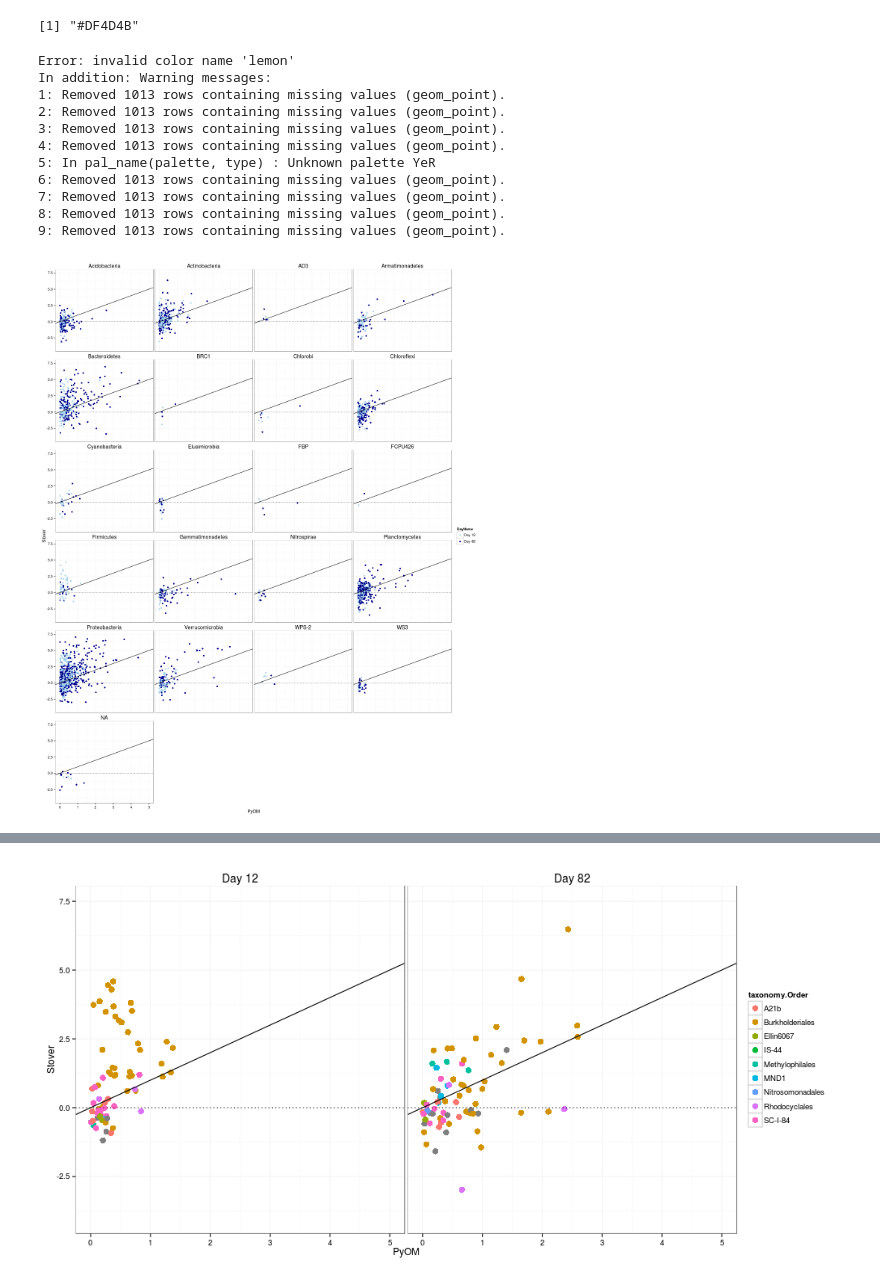
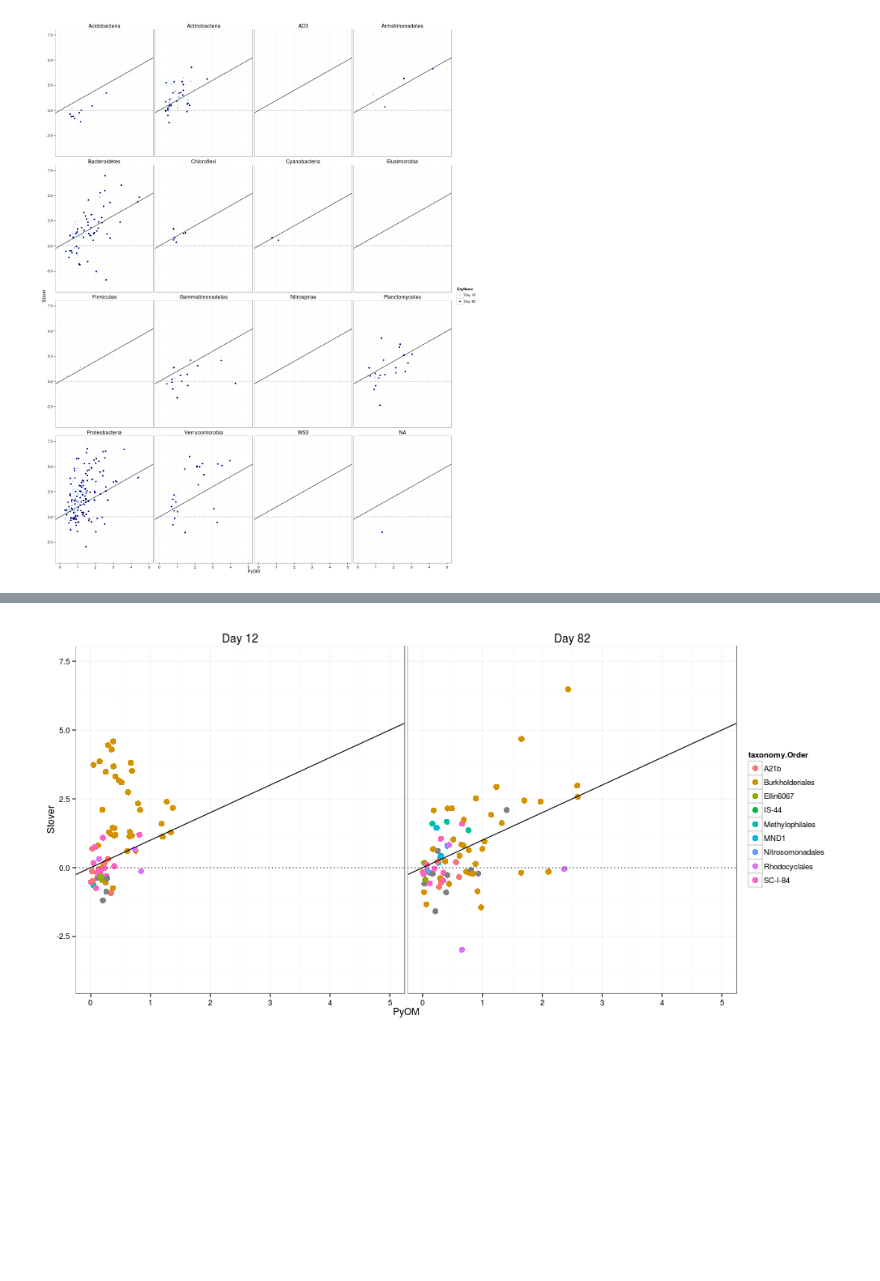
Before and after one commit to TheaWhitman/PyOM, a Jupyter notebook: manuscript_figures/Log2-fold_change_plots.ipynb, the cells around one changed output, grey strips where cells are left out. Cells and saved outputs as stored; diff of their text form; code cells hidden in the pictures; blank space fills up the shorter version.

```diff
--- a/manuscript_figures/Log2-fold_change_plots.ipynb
+++ b/manuscript_figures/Log2-fold_change_plots.ipynb
@@ -90,7 +101,7 @@ pcollector2 = function (Day,OTU,Stover){
 # Creating the functions to grab the adjusted p values, based on each day and OTUs
 # %%
 %%R
-d.narm=d.plot[complete.cases(d.plot),]
-dim(d.narm)
+#d.narm=d.plot[complete.cases(d.plot),]
+#dim(d.narm)
 #Getting rid of the NAs, because that made the functions get confused.
 # %% [output]
@@ -97,0 +109,3 @@ dim(d.narm)
+# %%
+%%R
+d.narm<-d.plot
@@ -98,4 +123,4 @@ dim(d.narm)
 # %%
-%%R
-d.narm<-ddply(d.narm,c("Day","OTU"),transform, padjPyOM=pcollector1(Day,OTU),padjStover=pcollector2(Day,OTU))
-head(d.narm)
+#%%R
+#d.narm<-ddply(d.narm,c("Day","OTU"),transform, padjPyOM=pcollector1(Day,OTU),padjStover=pcollector2(Day,OTU))
+#head(d.narm)
@@ -110,6 +127,6 @@ head(d.narm)
 # %%
-%%R
-d.narm$pprod<-d.narm$padjPyOM*d.narm$padjStover
+#%%R
+#d.narm$pprod<-d.narm$padjPyOM*d.narm$padjStover
 # %%
 %%R
 taxa<-data.frame(subset_taxa(tax_table(physeq)))
@@ -282,9 +303,3 @@ p
-# %%
-%%R
-values=getPalette(colourCount)
-values[3]
-# %% [output]
-[1] "#DF4D4B"
 # %%
 %%R
 ggsave(filename = "Log2FullPhyla.pdf", plot = p, width=8, height = 6)
@@ -292,46 +307,35 @@ ggsave(filename = "Log2FullPhyla.pdf", plot = p, width=8, height = 6)
 %%R -h 1500 -w 1200
 #p = ggplot(d.plot, aes(x = `1`, y =`2`))
 D <- d.narm.tax
-mintaxa<-10
+
 sums<-ddply(D,"taxonomy.Phylum",summarize,sum=length(taxonomy.Phylum))
 remove<-sums$taxonomy.Phylum[sums$sum<=mintaxa]
 D2<-D[!(D$taxonomy.Phylum %in% remove),]
 D2$taxonomy.Phylum<-factor(D2$taxonomy.Phylum)
 # Removing the rare phyla
 
 D2$DayName = ifelse(D2$Day==1,"Day 12",ifelse(D2$Day==2,"Day 82","Day 1"))
 p = ggplot(D2, aes(x = PyOM, y =Stover, color=DayName))
 p = p + geom_point()
 p = p + geom_abline(slope = 1, intercept = 0)
 p = p + geom_abline(slope = 0, intercept = 0, linetype=3)
 # p = p + geom_abline(x=2)
 # p = p + stat_smooth(method = "lm")
 p = p + facet_wrap(~taxonomy.Phylum, ncol=4)
 p = p + scale_x_continuous(limits = c(0, 5)) + scale_y_continuous(limits = c(-4, 7.5))
 p = p + theme_bw() +
   theme(
     plot.background = element_blank()
    #,panel.grid.major = element_blank()
    #,panel.grid.minor = element_blank()
   ) +
   theme(strip.text.x = element_text(size=14), strip.background = element_rect(colour="white", fill="white"))
 p = p + scale_color_manual(values=c("lightskyblue2","blue4"))
 # "orange","gold1","red3"
 
 p
 # %% [output]
-Error: invalid color name 'lemon'
-In addition: Warning messages:
-1: Removed 1013 rows containing missing values (geom_point).
-2: Removed 1013 rows containing missing values (geom_point).
-3: Removed 1013 rows containing missing values (geom_point).
-4: Removed 1013 rows containing missing values (geom_point).
-5: In pal_name(palette, type) : Unknown palette YeR
-6: Removed 1013 rows containing missing values (geom_point).
-7: Removed 1013 rows containing missing values (geom_point).
-8: Removed 1013 rows containing missing values (geom_point).
-9: Removed 1013 rows containing missing values (geom_point).
-[figure, old version]
+[figure, new version]
 # %%
 %%R -h 1000 -w 1200
 #p = ggplot(d.plot, aes(x = `1`, y =`2`))
```
Also changed, not shown: parts of 21 cells of this notebook, 4 other files.
